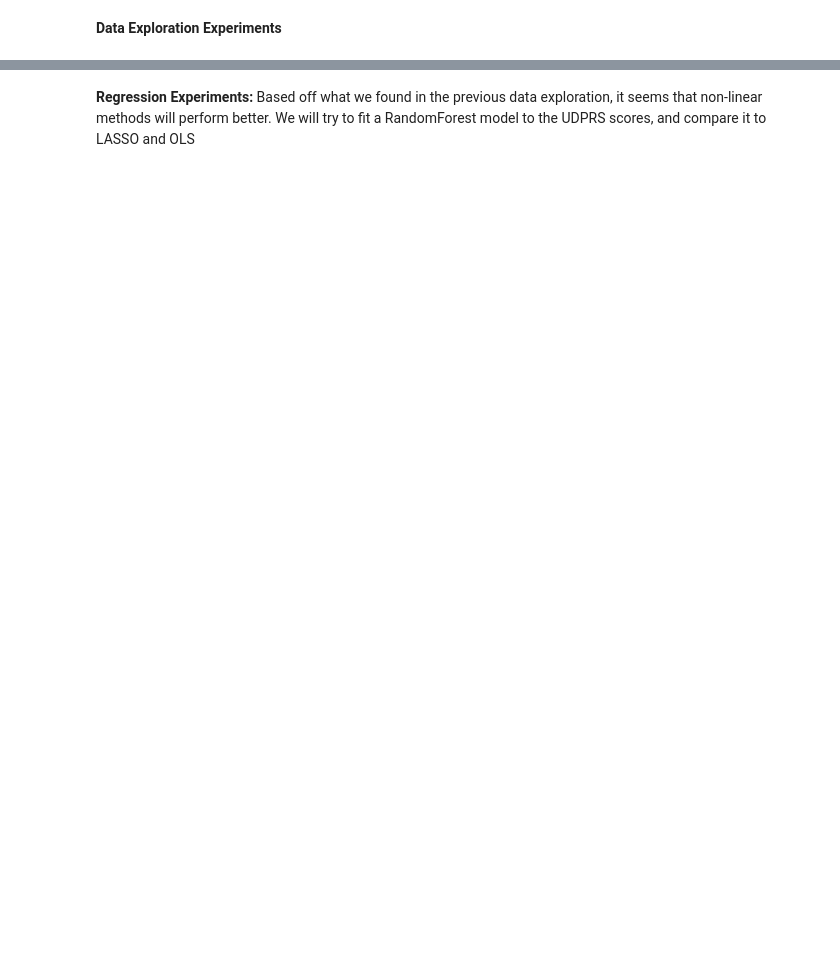
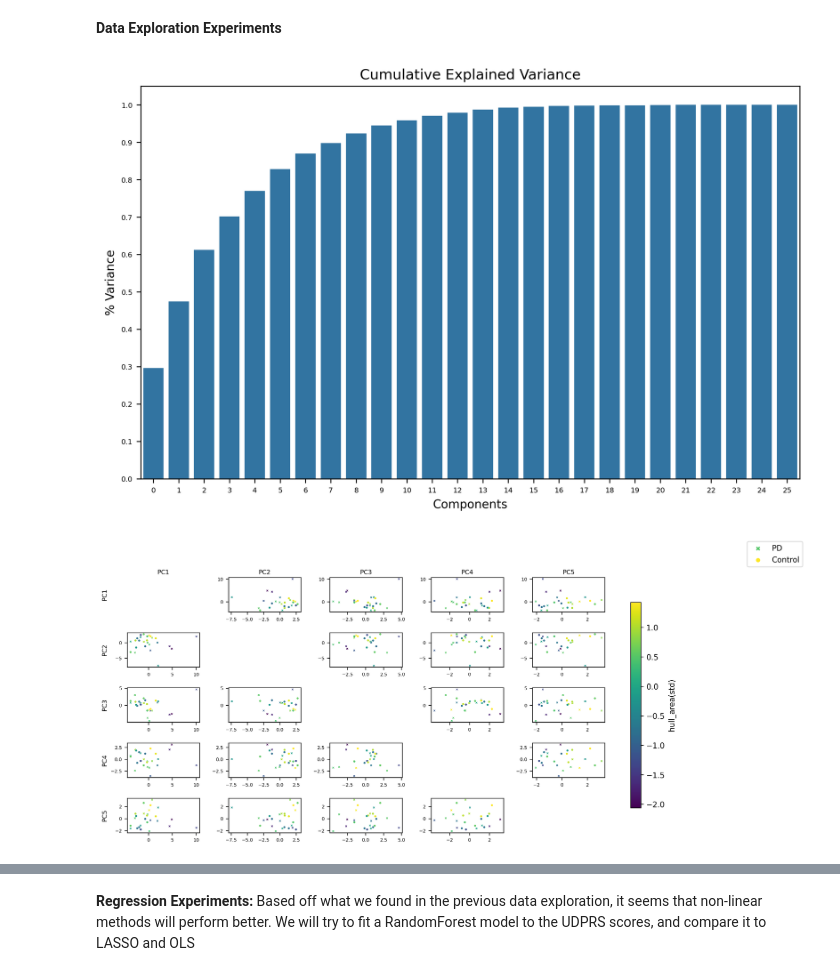
Before and after one commit to thomas-cong/PDBiomarkers, a Jupyter notebook: MDVR-KCL-Experiments.ipynb, the cells around one changed output, grey strips where cells are left out. Saved outputs shown, nothing was run; the diff lists cells and outputs as text; code cells hidden in the pictures; blank space fills up the shorter version.

```diff
--- a/MDVR-KCL-Experiments.ipynb
+++ b/MDVR-KCL-Experiments.ipynb
@@ -123,6 +141,7 @@ sun_only.to_csv("./MDVR-KCL-Features/MDVR-KCL-ReadTextSun.csv")
 # %%
 dataset = "SUN-ONLY"
 
+# normalize_merged = remove_outliers(sun_only.copy())
 normalize_merged = sun_only.copy()
 
 PD_array = [True if "pd" in x else False for x in normalize_merged.index]
@@ -145,7 +164,7 @@ ax.set_ylabel("% Variance")
 ax.tick_params(axis='both', labelsize=6)
 
 square_size = 5
-param = "aavs"
+param = "hull_area"
 pca_f, pca_ax = plt.subplots(square_size,square_size,figsize=(12,6))
 pca_f.subplots_adjust(wspace=0.4, hspace=0.6)
 norm = mpl.colors.Normalize(vmin=normalize_merged[param].min(), vmax=normalize_merged[param].max())
@@ -188,33 +207,36 @@ def plot_pca(i, j, ax):
     )
 sm = mpl.cm.ScalarMappable(cmap=cmap, norm=norm)
 sm.set_array([])
 pca_f.colorbar(sm, ax=pca_ax, orientation='vertical', fraction=0.02, label= param + "(std)", anchor=(2.1, 0.5))
 for i in range(square_size):      # i: row index, PC on y-axis (PCi+1)
     for j in range(square_size):  # j: col index, PC on x-axis (PCj+1)
         plot_pca(i, j, pca_ax[i,j])
         # Store handles and labels from the first subplot that has both groups
 for i in range(square_size):
     for j in range(square_size):
         if i != j:
             handles, labels = pca_ax[i, j].get_legend_handles_labels()
             if handles:
                 break
     if handles:
         break
 
 # Add a single legend to the figure
 pca_f.legend(
     handles, labels,
     loc='upper right',
     bbox_to_anchor=(1.15, 1),
     scatterpoints=1,        # Number of marker points in the legend entry
     markerscale=2,          # Scale factor for legend markers (increase for bigger points)
     fontsize=10             # Legend text size
 )
 pca_f.align_ylabels([pca_ax[:,0]])
 
 
 pca_f.savefig(f'./Plots/{square_size}x{square_size}_{param}_pca_{dataset}.png')
+# %% [output]
+[figure, added]
+[figure, added]
 # %%
 
 square_size = 5
```
Also changed, not shown: parts of 6 cells of this notebook, 10 other files.
